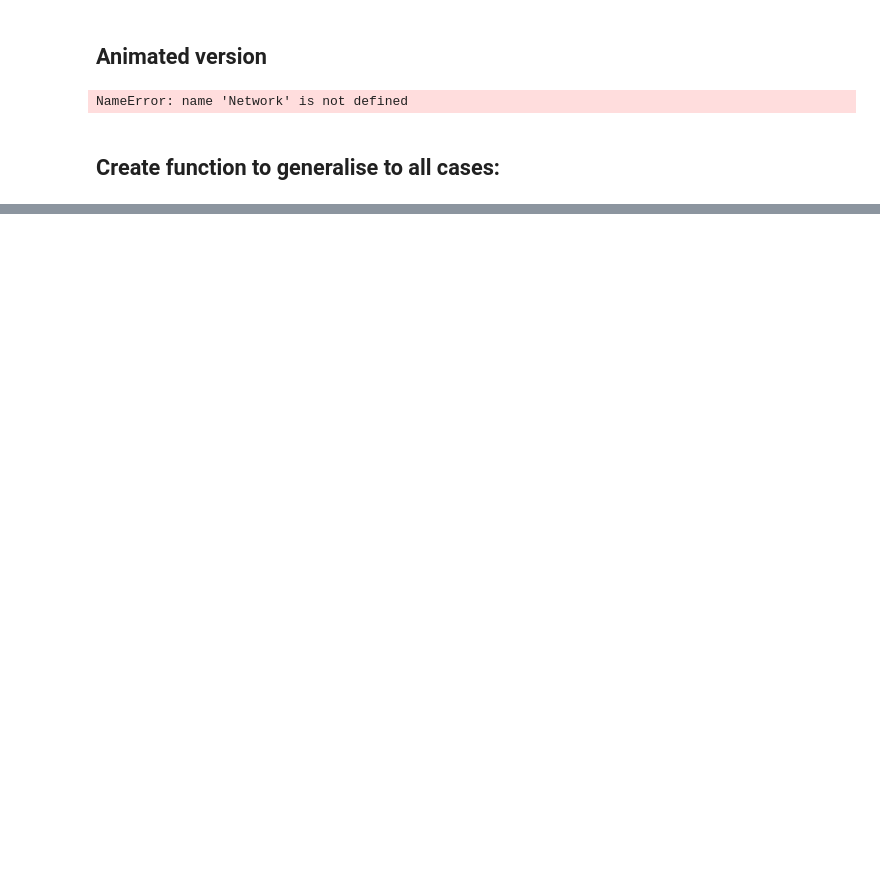
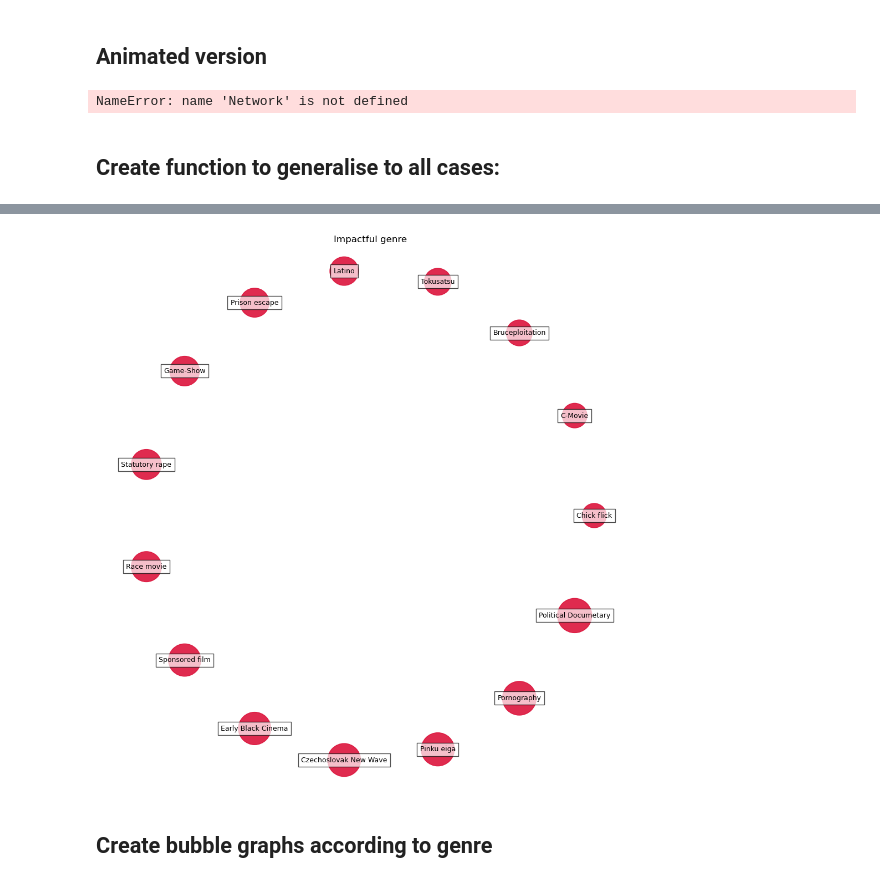
Before and after one commit to epfl-ada/ada-2022-project-theadaholics, a Jupyter notebook: main.ipynb, the cells around one changed output, grey strips where cells are left out. Drawn from its saved outputs; the diff is of its cells as text; code cells hidden in the pictures; blank space fills up the shorter version.

```diff
--- a/main.ipynb
+++ b/main.ipynb
@@ -2526,0 +2697,6 @@ def draw_bubble_graph(df_score, df_pair_score, feature, genre, N):
+# %%
+draw_bubble_graph(genre_score ,genre_pairs_score, 'genre', 'insertgenre', 15,1)
+# %% [output]
+[figure, added]
+# %% [markdown]
+## Create bubble graphs according to genre
```
Also changed, not shown: parts of 33 cells of this notebook.
